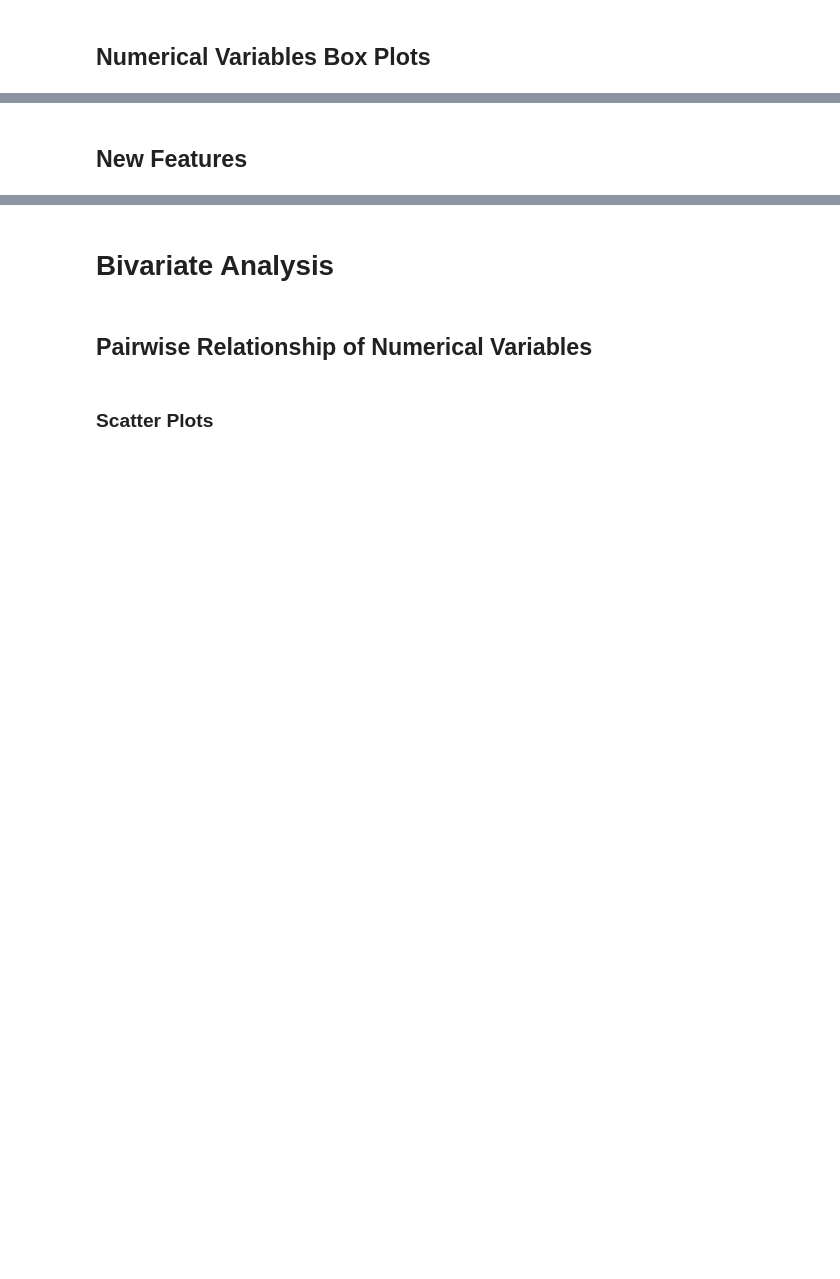
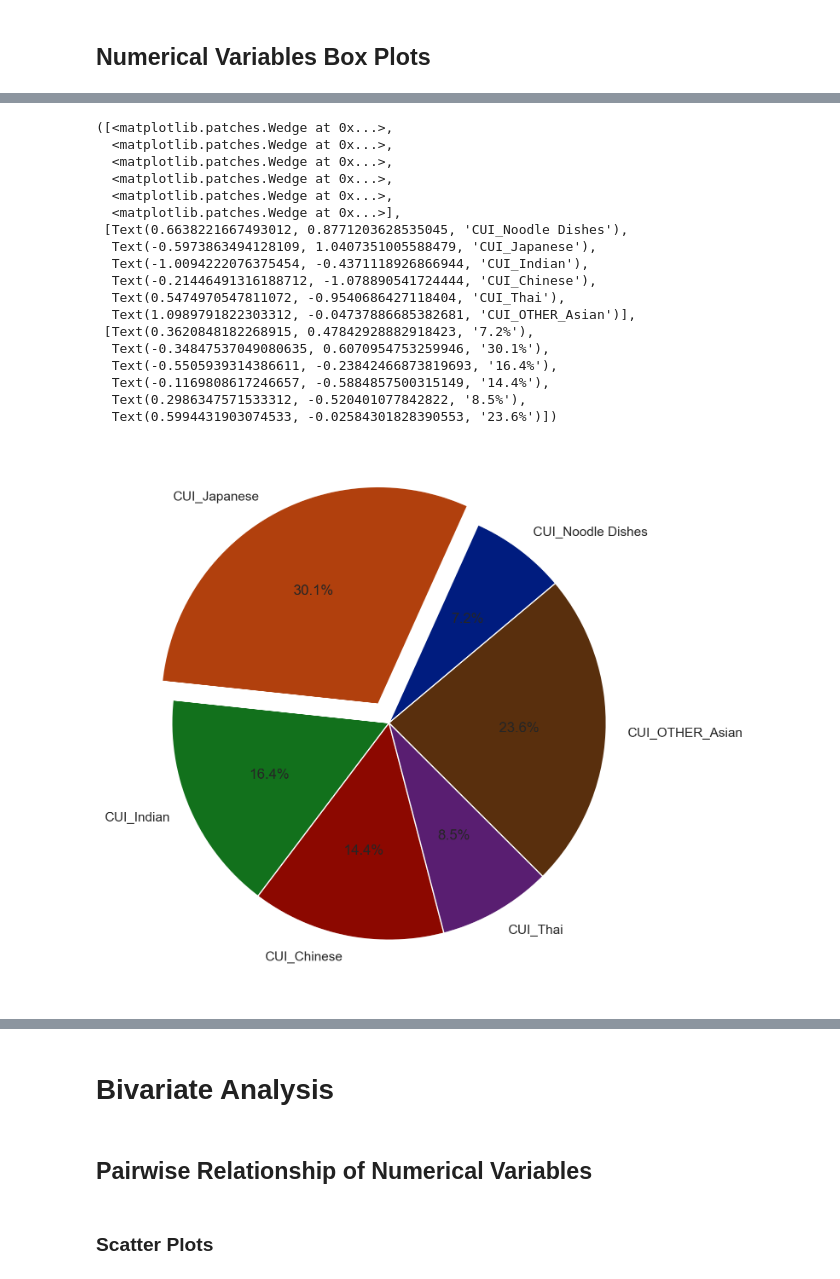
Before and after one commit to afonsosilvax/Data_Mining_NOVA, a Jupyter notebook: DM2425_Part1_Main.ipynb, the cells around one changed output, grey strips where cells are left out. Cells and saved outputs as stored; diff of their text form; code cells hidden in the pictures; blank space fills up the shorter version.

```diff
--- a/DM2425_Part1_Main.ipynb
+++ b/DM2425_Part1_Main.ipynb
@@ -505,7 +532,11 @@ df[df['Total_Orders_HR'] != df['Total_Orders_DOW']].dropna(subset=['HR_0'])
 # %%
 #(Afonso)
 
-# considering Total Orders by DOW
+# Droping Total_Orders_HR
+df.drop(columns=['Total_Orders_HR'], inplace=True)
+
+# Creating a column for the rest of the asian cuisines
+df["CUI_OTHER_Asian"] = df["CUI_Asian"] - df[["CUI_Noodle Dishes", "CUI_Japanese", "CUI_Indian", "CUI_Chinese", "CUI_Thai"]].sum(axis=1)
 
 # Chain preference
 df['Chain_Preference'] = df['is_chain'] / df['Total_Orders_DOW']
@@ -602,5 +641,35 @@ plt.show()
-# %% [markdown]
-## New Features
+# %%
+# (Afonso)
+# Asian cuisines pie chart
+asian_cuisine_sums = df[['CUI_Noodle Dishes', 'CUI_Japanese', 'CUI_Indian', 'CUI_Chinese', 'CUI_Thai', 'CUI_OTHER_Asian']].sum()
+
+# declaring exploding pie
+explode = [0, 0.1, 0, 0, 0, 0]
+
+# defining Seaborn color palette to use
+palette_color = sns.color_palette('dark')
+
+plt.pie(asian_cuisine_sums, labels=asian_cuisine_sums.index, autopct='%1.1f%%', startangle=40, colors=palette_color, explode=explode)
+# %% [output]
+([<matplotlib.patches.Wedge at 0x...>,
+  <matplotlib.patches.Wedge at 0x...>,
+  <matplotlib.patches.Wedge at 0x...>,
+  <matplotlib.patches.Wedge at 0x...>,
+  <matplotlib.patches.Wedge at 0x...>,
+  <matplotlib.patches.Wedge at 0x...>],
+ [Text(0.6638221667493012, 0.8771203628535045, 'CUI_Noodle Dishes'),
+  Text(-0.5973863494128109, 1.0407351005588479, 'CUI_Japanese'),
+  Text(-1.0094222076375454, -0.4371118926866944, 'CUI_Indian'),
+  Text(-0.21446491316188712, -1.078890541724444, 'CUI_Chinese'),
+  Text(0.5474970547811072, -0.9540686427118404, 'CUI_Thai'),
+  Text(1.0989791822303312, -0.04737886685382681, 'CUI_OTHER_Asian')],
+ [Text(0.3620848182268915, 0.47842928882918423, '7.2%'),
+  Text(-0.34847537049080635, 0.6070954753259946, '30.1%'),
+  Text(-0.5505939314386611, -0.23842466873819693, '16.4%'),
+  Text(-0.1169808617246657, -0.5884857500315149, '14.4%'),
+  Text(0.2986347571533312, -0.520401077842822, '8.5%'),
+  Text(0.5994431903074533, -0.02584301828390553, '23.6%')])
+[figure, added]
 # %%
 # (Bruna)
 # Bar chart for Peak Order Day distribution
```
Also changed, not shown: parts of 13 cells of this notebook.
